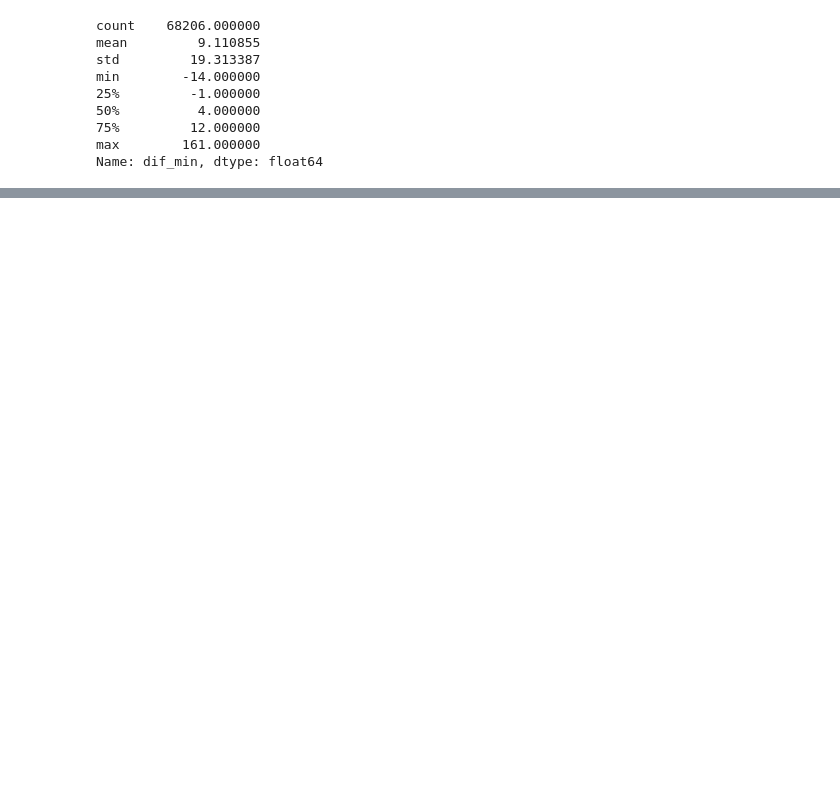
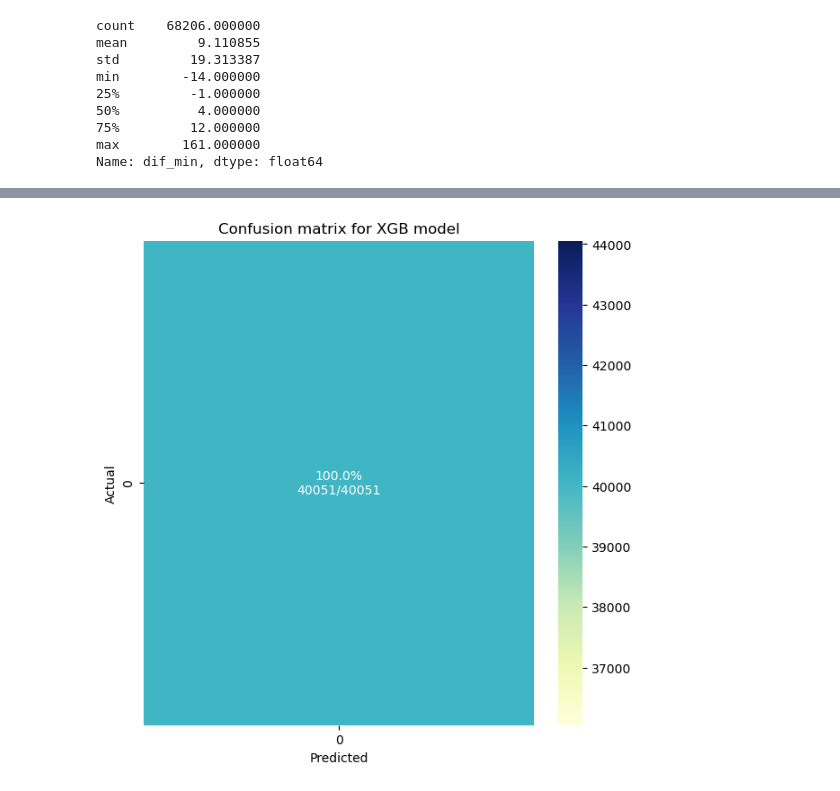
Before and after one commit to tomascufaro/latam-ds-challenge, a Jupyter notebook: solution.ipynb, the cells around one changed output, grey strips where cells are left out. Saved outputs shown, nothing was run; the diff lists cells and outputs as text; code cells hidden in the pictures; blank space fills up the shorter version.

```diff
--- a/solution.ipynb
+++ b/solution.ipynb
@@ -297,0 +643,4 @@ df['dif_min'].value_counts().plot_bokeh(kind="hist", title ="Distribución de ti
+# %%
+# Prediction
+y_train_xgb = modelx.predict(data_train).astype('int')
+y_preds_xgb = modelx.predict(data_test)
@@ -297,0 +747,5 @@ df['dif_min'].value_counts().plot_bokeh(kind="hist", title ="Distribución de ti
+# %%
+# Showing Confusion Matrix for XGB model
+plot_cm(y_train_xgb, y_train, 'Confusion matrix for XGB model', figsize=(7,7))
+# %% [output]
+[figure, added]
```
Also changed, not shown: parts of 62 cells of this notebook, 1 other file.
